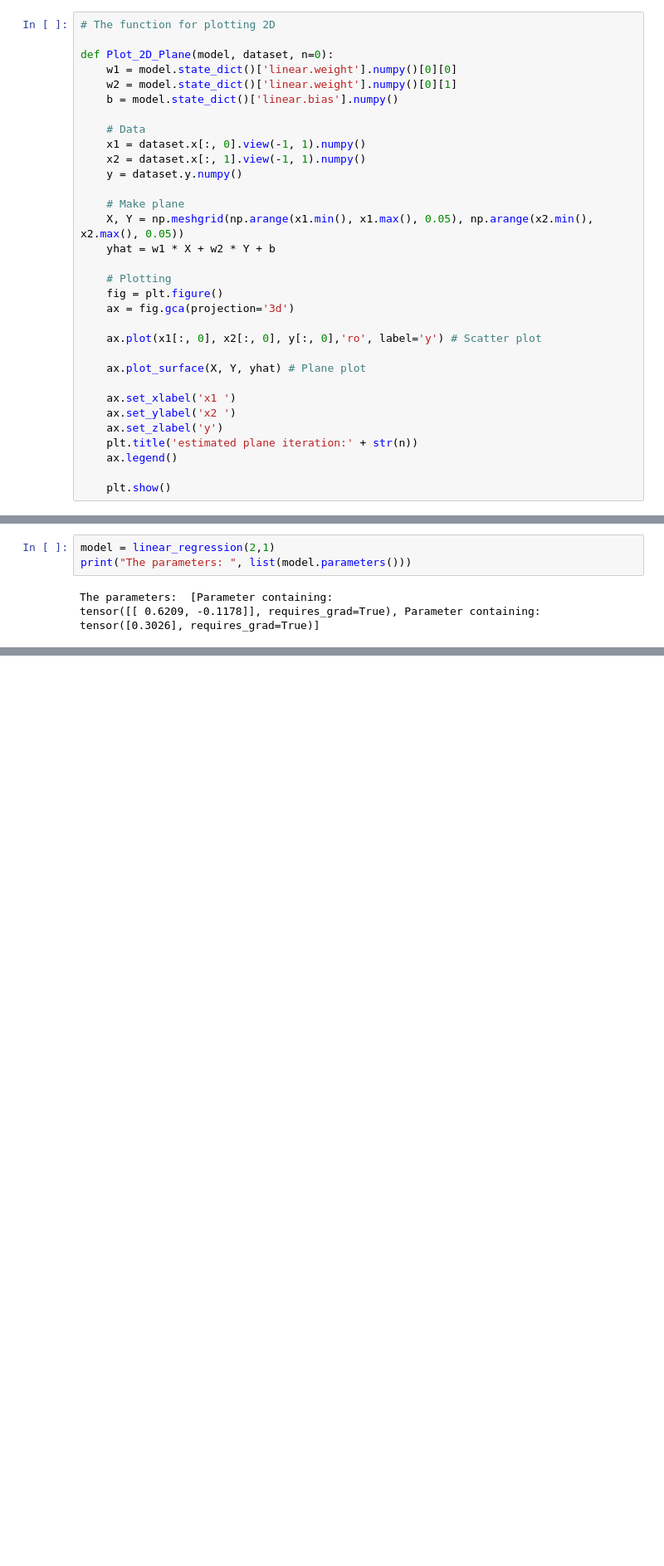
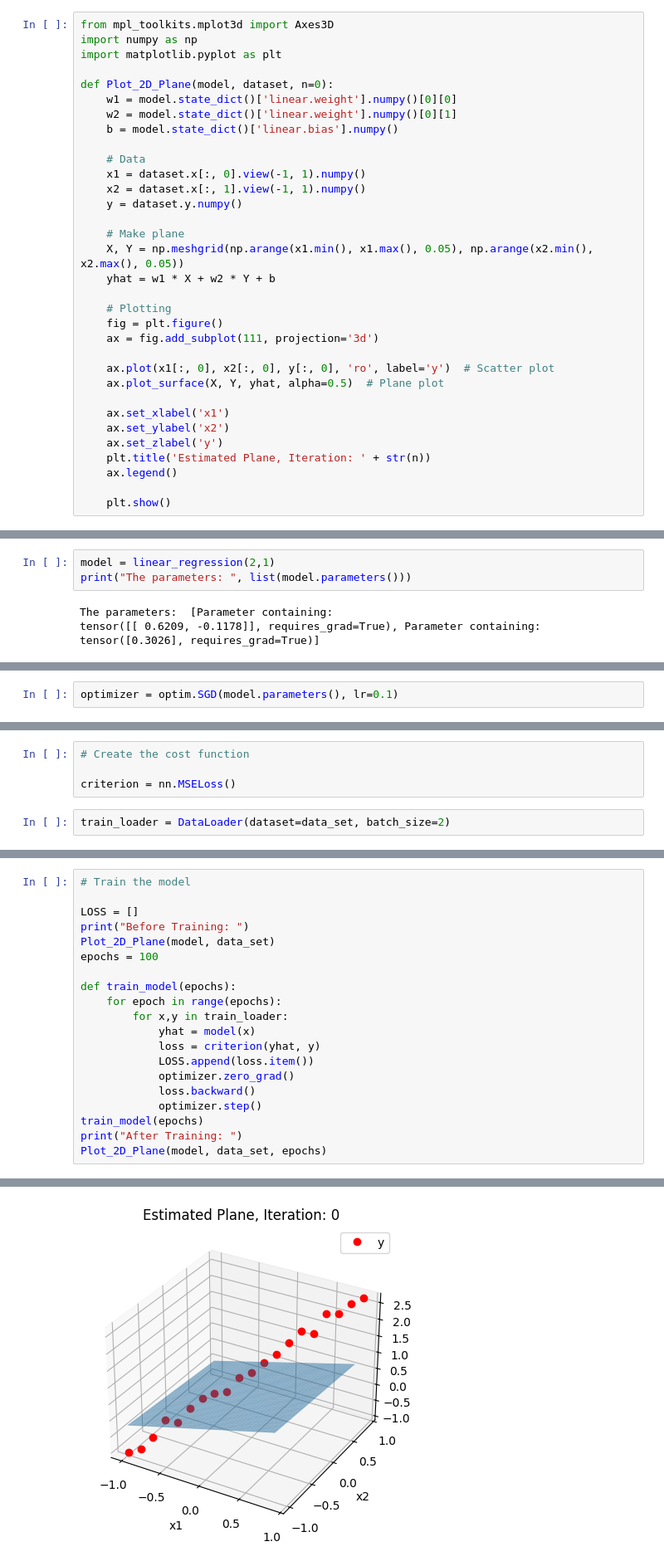
Before and after one commit to AjBorbzz/DataScience_AI_ML, a Jupyter notebook: PyTorch/IBM_Pytorch/linear_regression_multiple_outputs.ipynb, the cells around one changed output, grey strips where cells are left out. Shown: that part at 83% size. Drawn from its saved outputs; the diff is of its cells as text; blank space fills up the shorter version.

Commit message:
Fixed Plot 2d Plane

```diff
--- a/PyTorch/IBM_Pytorch/linear_regression_multiple_outputs.ipynb
+++ b/PyTorch/IBM_Pytorch/linear_regression_multiple_outputs.ipynb
@@ -19,7 +19,9 @@ torch.manual_seed(1)
 # %% [output]
 <torch._C.Generator at 0x...>
 # %%
-# The function for plotting 2D
+from mpl_toolkits.mplot3d import Axes3D
+import numpy as np
+import matplotlib.pyplot as plt
 
 def Plot_2D_Plane(model, dataset, n=0):
     w1 = model.state_dict()['linear.weight'].numpy()[0][0]
@@ -37,16 +39,15 @@ def Plot_2D_Plane(model, dataset, n=0):
 
     # Plotting
     fig = plt.figure()
-    ax = fig.gca(projection='3d')
+    ax = fig.add_subplot(111, projection='3d')
 
-    ax.plot(x1[:, 0], x2[:, 0], y[:, 0],'ro', label='y') # Scatter plot
+    ax.plot(x1[:, 0], x2[:, 0], y[:, 0], 'ro', label='y')  # Scatter plot
+    ax.plot_surface(X, Y, yhat, alpha=0.5)  # Plane plot
 
-    ax.plot_surface(X, Y, yhat) # Plane plot
-
-    ax.set_xlabel('x1 ')
-    ax.set_ylabel('x2 ')
+    ax.set_xlabel('x1')
+    ax.set_ylabel('x2')
     ax.set_zlabel('y')
-    plt.title('estimated plane iteration:' + str(n))
+    plt.title('Estimated Plane, Iteration: ' + str(n))
     ax.legend()
 
     plt.show()
@@ -99,0 +105,2 @@ tensor([0.3026], requires_grad=True)]
+# %%
+optimizer = optim.SGD(model.parameters(), lr=0.1)
@@ -99,0 +109,6 @@ tensor([0.3026], requires_grad=True)]
+# %%
+# Create the cost function
+
+criterion = nn.MSELoss()
+# %%
+train_loader = DataLoader(dataset=data_set, batch_size=2)
@@ -99,0 +117,21 @@ tensor([0.3026], requires_grad=True)]
+# %%
+# Train the model
+
+LOSS = []
+print("Before Training: ")
+Plot_2D_Plane(model, data_set)
+epochs = 100
+
+def train_model(epochs):
+    for epoch in range(epochs):
+        for x,y in train_loader:
+            yhat = model(x)
+            loss = criterion(yhat, y)
+            LOSS.append(loss.item())
+            optimizer.zero_grad()
+            loss.backward()
+            optimizer.step()
+train_model(epochs)
+print("After Training: ")
+Plot_2D_Plane(model, data_set, epochs)
+# %% [output]
@@ -99,0 +139 @@ tensor([0.3026], requires_grad=True)]
+[figure, added]
```
Also changed, not shown: parts of 5 cells of this notebook.
